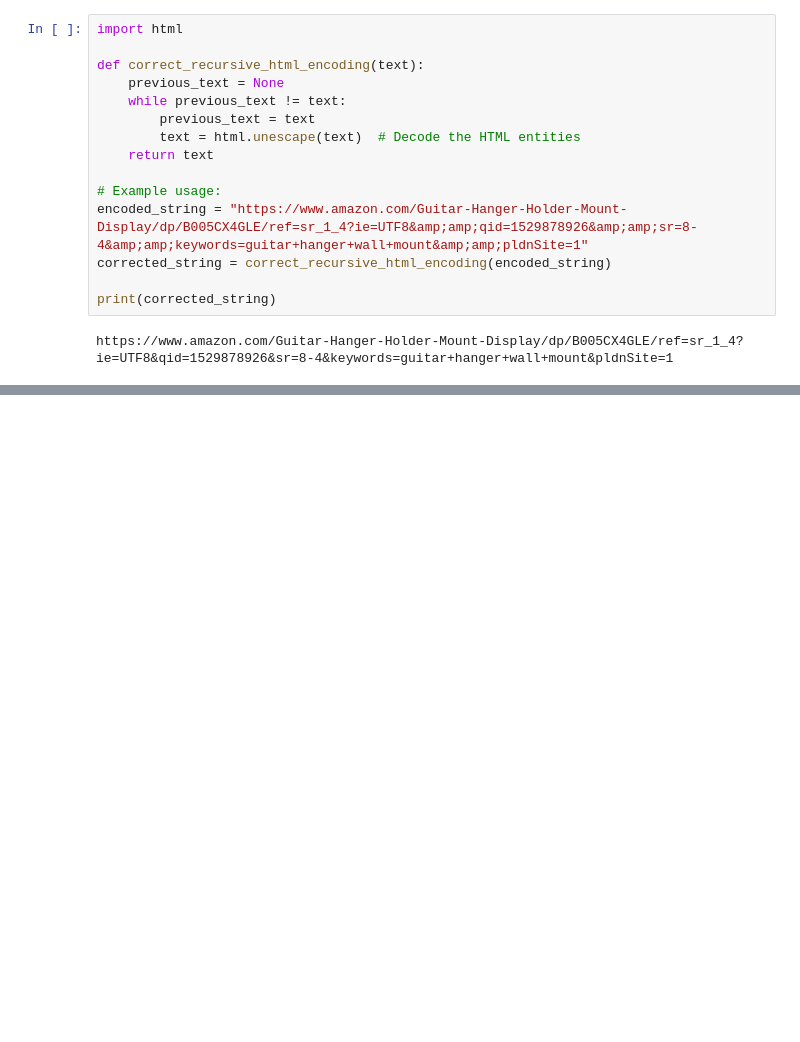
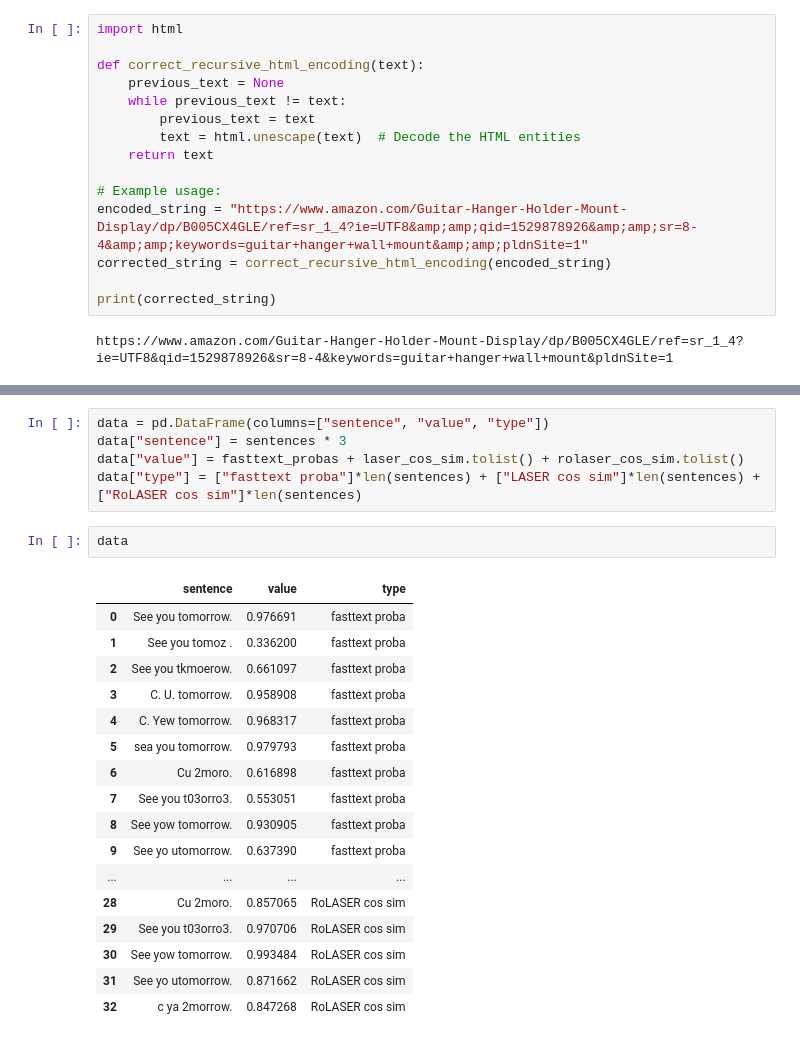
Before and after one commit to lydianish-phd/robust-embeddings, a Jupyter notebook: src/draft.ipynb, the cells around one changed output, grey strips where cells are left out. Saved outputs shown, nothing was run; the diff lists cells and outputs as text; blank space fills up the shorter version.

```diff
--- a/src/draft.ipynb
+++ b/src/draft.ipynb
@@ -1936,0 +2043,25 @@ https://www.amazon.com/Guitar-Hanger-Holder-Mount-Display/dp/B005CX4GLE/ref=sr_1
+# %%
+data = pd.DataFrame(columns=["sentence", "value", "type"])
+data["sentence"] = sentences * 3
+data["value"] = fasttext_probas + laser_cos_sim.tolist() + rolaser_cos_sim.tolist()
+data["type"] = ["fasttext proba"]*len(sentences) + ["LASER cos sim"]*len(sentences) + ["RoLASER cos sim"]*len(sentences)
+# %%
+data
+# %% [output]
+|  | sentence | value | type |
+| 0 | See you tomorrow. | 0.976691 | fasttext proba |
+| 1 | See you tomoz . | 0.336200 | fasttext proba |
+| 2 | See you tkmoerow. | 0.661097 | fasttext proba |
+| 3 | C. U. tomorrow. | 0.958908 | fasttext proba |
+| 4 | C. Yew tomorrow. | 0.968317 | fasttext proba |
+| 5 | sea you tomorrow. | 0.979793 | fasttext proba |
+| 6 | Cu 2moro. | 0.616898 | fasttext proba |
+| 7 | See you t03orro3. | 0.553051 | fasttext proba |
+| 8 | See yow tomorrow. | 0.930905 | fasttext proba |
+| 9 | See yo utomorrow. | 0.637390 | fasttext proba |
+| ... | ... | ... | ... |
+| 28 | Cu 2moro. | 0.857065 | RoLASER cos sim |
+| 29 | See you t03orro3. | 0.970706 | RoLASER cos sim |
+| 30 | See yow tomorrow. | 0.993484 | RoLASER cos sim |
+| 31 | See yo utomorrow. | 0.871662 | RoLASER cos sim |
+| 32 | c ya 2morrow. | 0.847268 | RoLASER cos sim |
```
Also changed, not shown: parts of 25 cells of this notebook.
